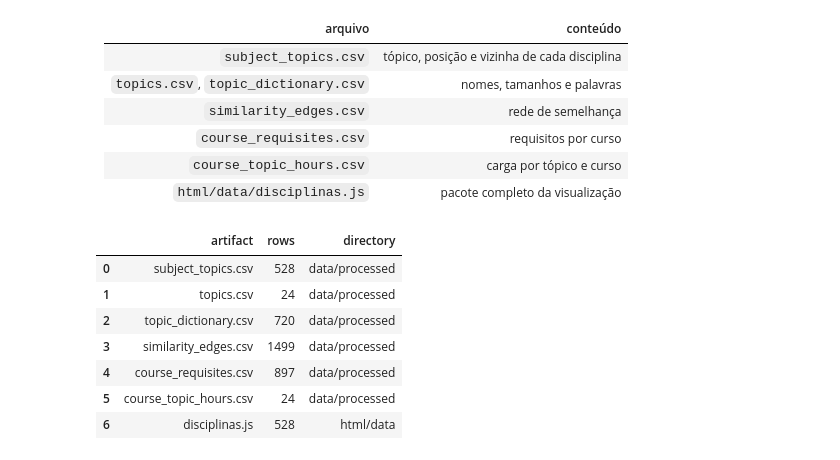
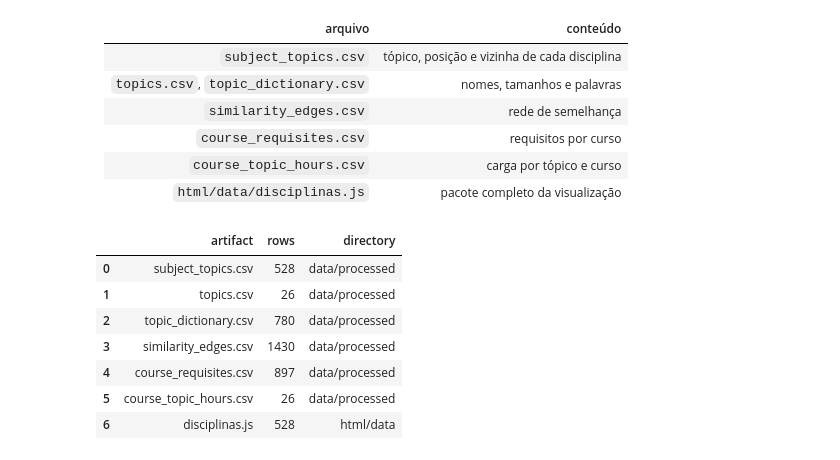
Before and after one commit to gcarbs1/study-icmc, a Jupyter notebook: notebooks/02-methodology.ipynb, the cells around one changed output. Cells and saved outputs as stored; diff of their text form; code cells hidden in the pictures.

```diff
--- a/notebooks/02-methodology.ipynb
+++ b/notebooks/02-methodology.ipynb
@@ -56,7 +59,11 @@ RAW_DATA = ROOT / "data" / "raw"
 PROCESSED = ROOT / "data" / "processed"
 SITE_DATA = ROOT / "html" / "data"
 
-MODEL = "BAAI/bge-m3"
+MODEL = "gemini-embedding-001"
+OUTPUT_DIMENSIONALITY = 768
+TASK_TYPE = "SEMANTIC_SIMILARITY"
+EMBED_BATCH_SIZE = 16
+EMBED_BATCH_DELAY_SECONDS = 15
 SEED = 7
 MIN_TOPIC = 8
 K = 4
@@ -484,45 +544,45 @@ topics_out = [{"id": t, "key": keys[t], "name": topic_name[t], "size": int((topi
 payload = {
     "meta": {"collectedAt": collection["collected_at_utc"], "pages": int(collection["disciplines_total"]), "subjects": n,
              "topics": T, "model": MODEL, "k": K, "floor": round(FLOOR, 3), "nmi": round(float(nmi), 3), "ami": round(float(ami), 3),
-             "medianAll": round(float(np.median(all_pairs)), 3), "p90All": round(P90, 3)},
+             "medianAll": round(float(np.median(all_pairs)), 3), "p90All": round(P90, 3), "simScale": 1000},
     "topics": topics_out, "topicOrder": topic_order, "nodes": nodes,
     "edges": [[a, b, round(float(S[a, b]), 3)] for a, b in edges],
-    # semelhança de cada disciplina com todas as outras, em centésimos (usada no beeswarm da Q2)
-    "sim": [[int(round(max(0.0, float(v)) * 100)) for v in row] for row in S],
+    # semelhança de cada disciplina com todas as outras, em milésimos (usada no beeswarm da Q2)
+    "sim": [[int(round(max(0.0, float(v)) * 1000)) for v in row] for row in S],
     "courses": [{"id": cid, "name": course_names.get(cid, cid),
                  "items": [[int(r.k), int(r.mandatory), int(r.semester), int(r.kind_rank)] for r in g.itertuples()],
                  "reqs": [[int(r.a), int(r.b), int(r.strong)] for r in course_reqs[course_reqs["course_id"] == cid].itertuples()]}
                 for cid, g in grade.groupby("course_id")],
 }
 SITE_DATA.mkdir(parents=True, exist_ok=True)
 (SITE_DATA / "disciplinas.js").write_text("window.DATA=" + json.dumps(payload, ensure_ascii=False, separators=(",", ":")) + ";\n", encoding="utf-8")
 
 outputs = {
     "subject_topics.csv": pd.DataFrame({"subject_id": subjects["subject_id"], "name": subjects["name"], "topic": topic,
                                         "topic_name": [topic_name[t] for t in topic],
                                         "x": xy[:, 0].round(4), "y": xy[:, 1].round(4),
                                         "nearest": subjects["subject_id"].to_numpy()[nn], "nearest_similarity": nn_sim.round(3)}),
     "topics.csv": pd.DataFrame([{"topic": t["id"], "name": t["name"], "size": t["size"],
                                  "words": ", ".join(w for w, _ in t["words"][:15])} for t in topics_out]),
     "topic_dictionary.csv": dictionary,
     "similarity_edges.csv": pd.DataFrame([{"source": subjects.at[a, "subject_id"], "target": subjects.at[b, "subject_id"],
                                            "similarity": round(float(S[a, b]), 3)} for a, b in edges]),
     "course_requisites.csv": course_reqs.assign(course=course_reqs["course_id"].map(course_names),
                                                 requisite=subjects["subject_id"].to_numpy()[course_reqs["a"]],
                                                 discipline=subjects["subject_id"].to_numpy()[course_reqs["b"]]).drop(columns=["a", "b"]),
     "course_topic_hours.csv": course_topic.reset_index(),
 }
 for name, frame in outputs.items():
     frame.to_csv(PROCESSED / name, index=False)
 artifacts = [{"artifact": name, "rows": len(frame), "directory": "data/processed"} for name, frame in outputs.items()]
 artifacts.append({"artifact": "disciplinas.js", "rows": n, "directory": "html/data"})
 pd.DataFrame(artifacts)
 # %% [output]
 |  | artifact | rows | directory |
 | 0 | subject_topics.csv | 528 | data/processed |
-| 1 | topics.csv | 24 | data/processed |
-| 2 | topic_dictionary.csv | 720 | data/processed |
-| 3 | similarity_edges.csv | 1499 | data/processed |
+| 1 | topics.csv | 26 | data/processed |
+| 2 | topic_dictionary.csv | 780 | data/processed |
+| 3 | similarity_edges.csv | 1430 | data/processed |
 | 4 | course_requisites.csv | 897 | data/processed |
-| 5 | course_topic_hours.csv | 24 | data/processed |
+| 5 | course_topic_hours.csv | 26 | data/processed |
 | 6 | disciplinas.js | 528 | html/data |
```
Also changed, not shown: parts of 12 cells of this notebook, 20 other files.
